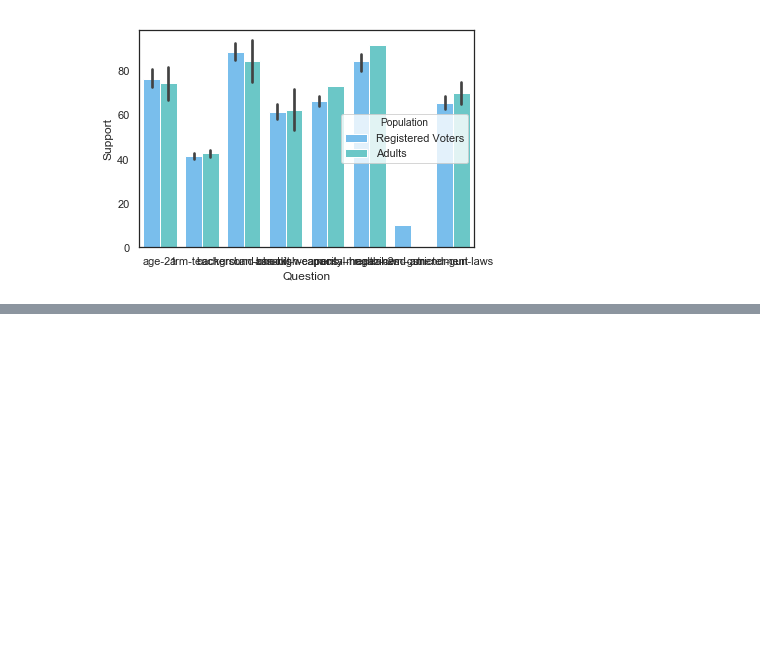
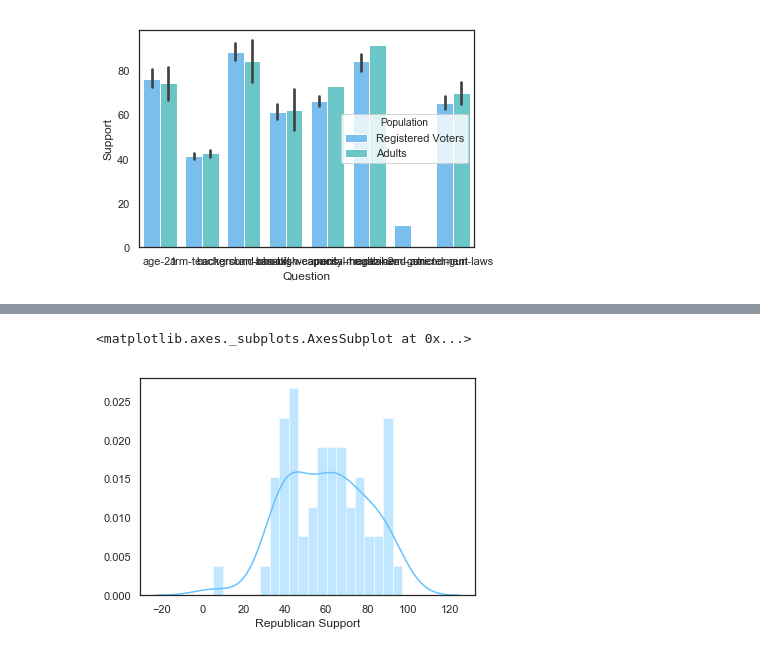
Before and after one commit to jaebooker/OvertonObservatory, a Jupyter notebook: OvertonObservatory.ipynb, the cells around one changed output, grey strips where cells are left out. Saved outputs shown, nothing was run; the diff lists cells and outputs as text; code cells hidden in the pictures; blank space fills up the shorter version.

```diff
--- a/OvertonObservatory.ipynb
+++ b/OvertonObservatory.ipynb
@@ -272,0 +290,5 @@ sns.barplot(x="Question",y="Support",hue="Population",data=df)
+# %%
+sns.distplot(df['Republican Support'].dropna(), hist=True,kde=True,bins=20)
+# %% [output]
+<matplotlib.axes._subplots.AxesSubplot at 0x...>
+[figure, added]
```
Also changed, not shown: parts of 4 cells of this notebook.
